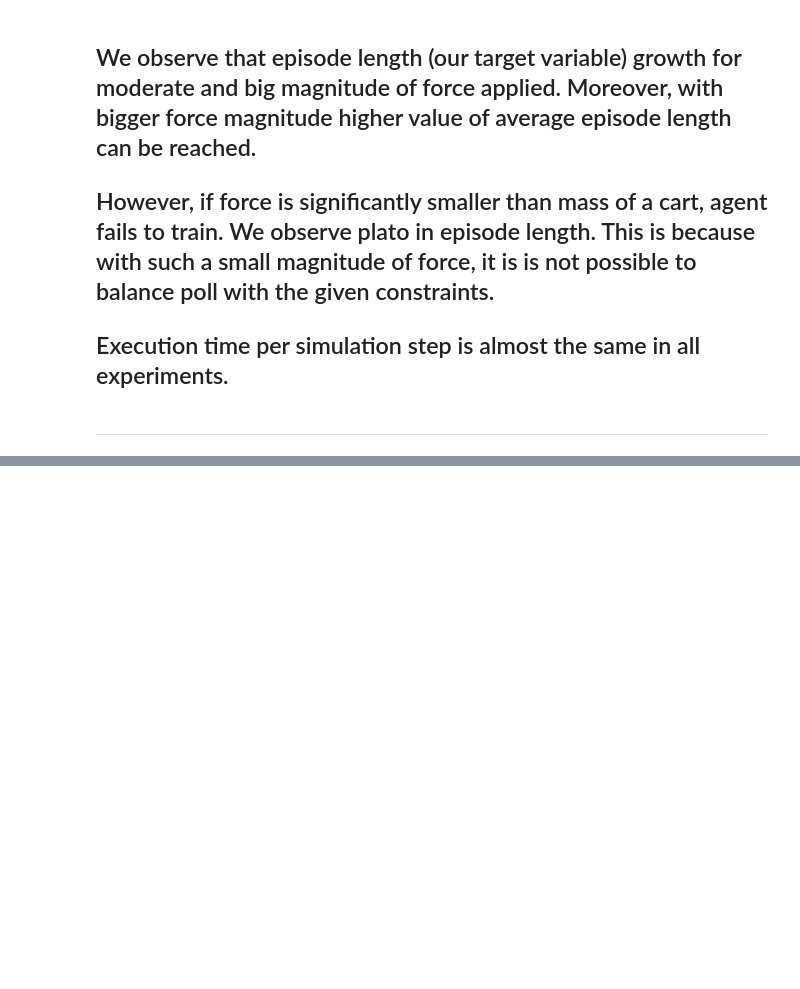
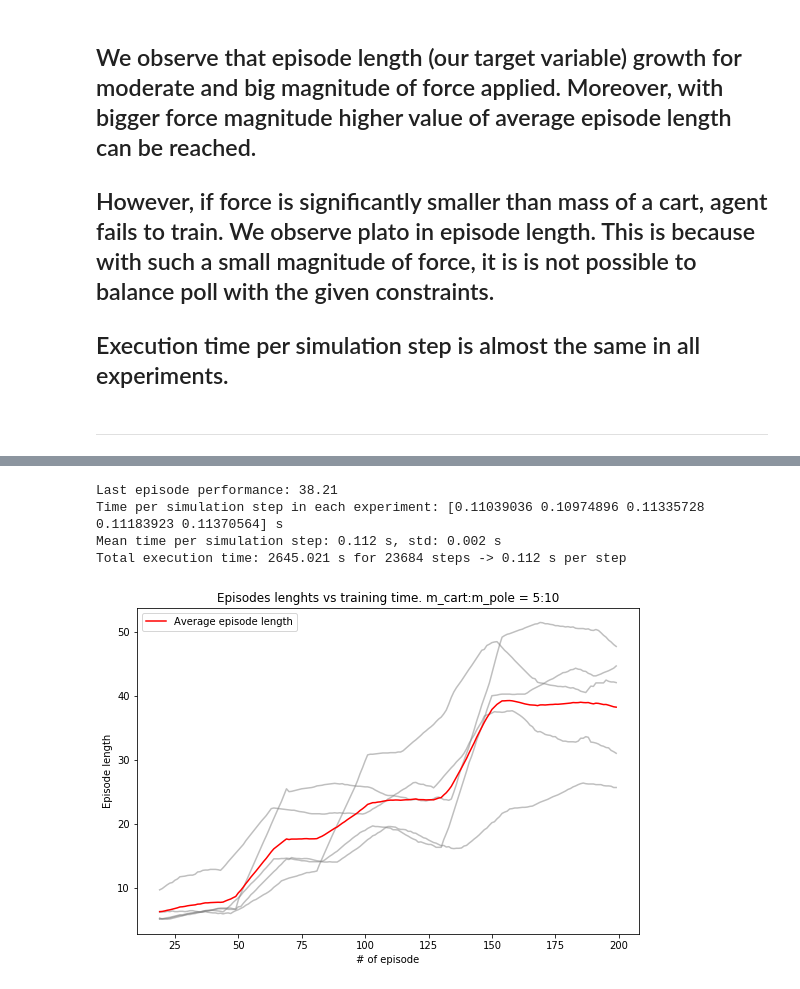
Before and after one commit to ucuapps/modelicagym, a Jupyter notebook: examples/experiments_results/Experiments results.ipynb, the cells around one changed output, grey strips where cells are left out. Cells and saved outputs as stored; diff of their text form; code cells hidden in the pictures; blank space fills up the shorter version.

```diff
--- a/examples/experiments_results/Experiments results.ipynb
+++ b/examples/experiments_results/Experiments results.ipynb
@@ -93,0 +144,9 @@ Total execution time: 1275.539 s for 11468 steps -> 0.111 s per step
+# %%
+plot_ep_lens(df_mod_small_mr_ep_ls, "m_cart:m_pole = 5:10")
+print_exec_time_summary(df_mod_small_mr_ep_ls, df_mod_small_mr_ex_ts)
+# %% [output]
+Last episode performance: 38.21
+Time per simulation step in each experiment: [0.11039036 0.10974896 0.11335728 0.11183923 0.11370564] s
+Mean time per simulation step: 0.112 s, std: 0.002 s
+Total execution time: 2645.021 s for 23684 steps -> 0.112 s per step
+[figure, added]
```
Also changed, not shown: parts of 33 cells of this notebook.
